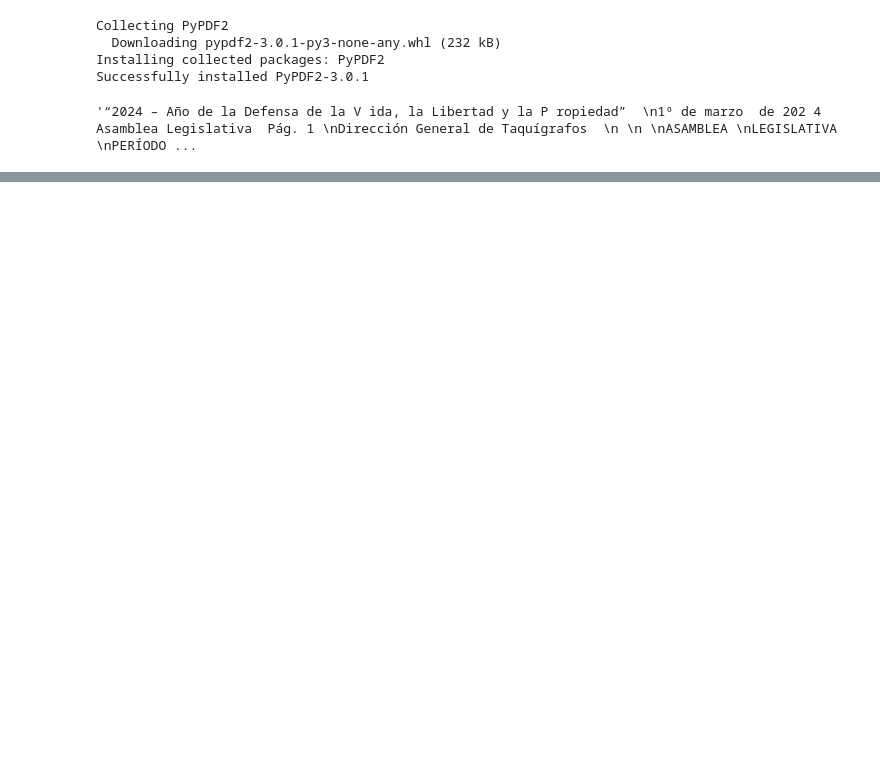
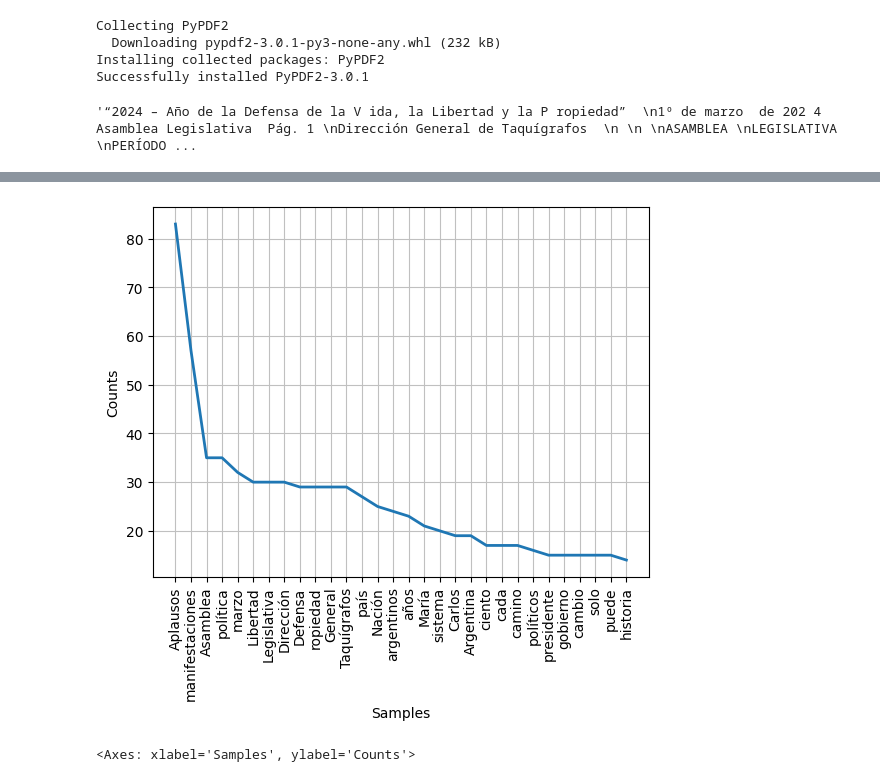
Before and after one commit to LCaravaggio/EscueladeInnovacion, a Jupyter notebook: OCR_y_Análisis_en_Python.ipynb, the cells around one changed output, grey strips where cells are left out. Saved outputs shown, nothing was run; the diff lists cells and outputs as text; code cells hidden in the pictures; blank space fills up the shorter version.

```diff
--- a/OCR_y_Análisis_en_Python.ipynb
+++ b/OCR_y_Análisis_en_Python.ipynb
@@ -37,3 +27,7 @@ if pdf.status_code==200:
 raw
 # %% [output]
 '“2024 – Año de la Defensa de la V ida, la Libertad y la P ropiedad”  \n1º de marzo  de 202 4 Asamblea Legislativa  Pág. 1 \nDirección General de Taquígrafos  \n \n \nASAMBLEA \nLEGISLATIVA  \nPERÍODO ...
+# %%
+import nltk
+nltk.download('punkt')
+tokens = nltk.word_tokenize(raw)
@@ -39,0 +60,15 @@ raw
+# %%
+filtered_tokens = [word for word in tokens if word.lower() not in stopwords]
+
+shortword = re.compile(r'\b\w{1,3}\b')
+unwanted_chars = re.compile(r'[^\w\s]')
+filtered_tokens = [unwanted_chars.sub('', shortword.sub('', word)) for word in filtered_tokens]
+
+manual=['', '2024']
+filtered_tokens = [word for word in filtered_tokens if word.lower() not in manual]
+
+fd = nltk.FreqDist(filtered_tokens)
+fd.plot(30, cumulative=False)
+# %% [output]
+[figure, added]
+<Axes: xlabel='Samples', ylabel='Counts'>
```
Also changed, not shown: parts of 7 cells of this notebook.
